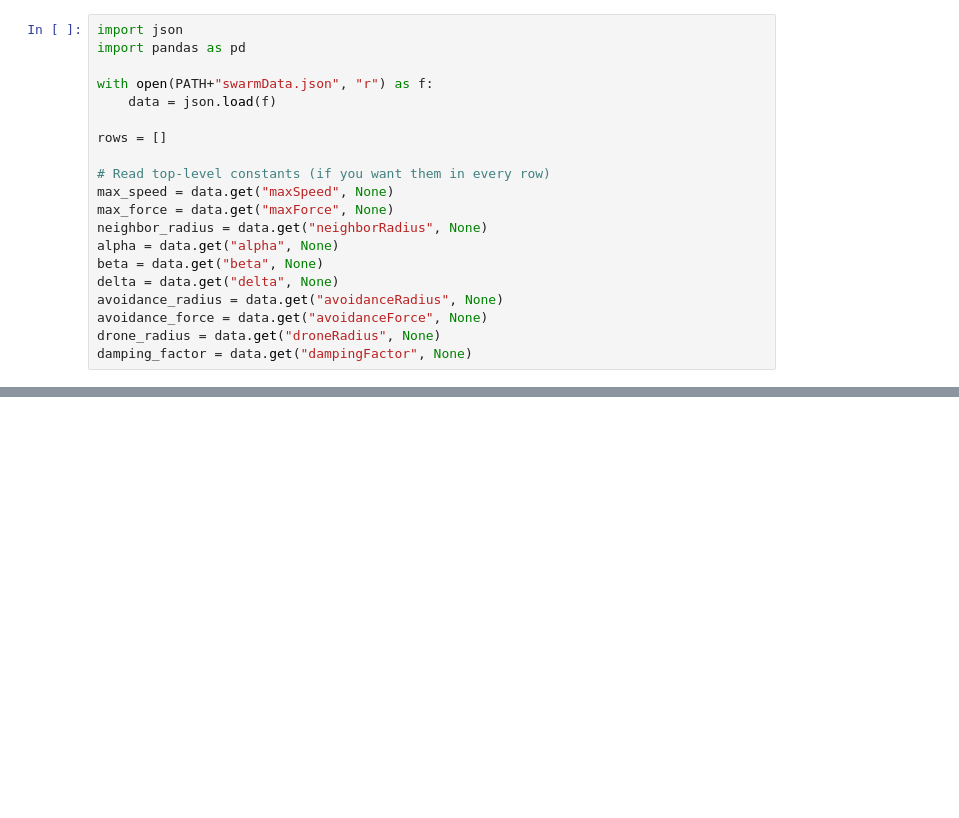
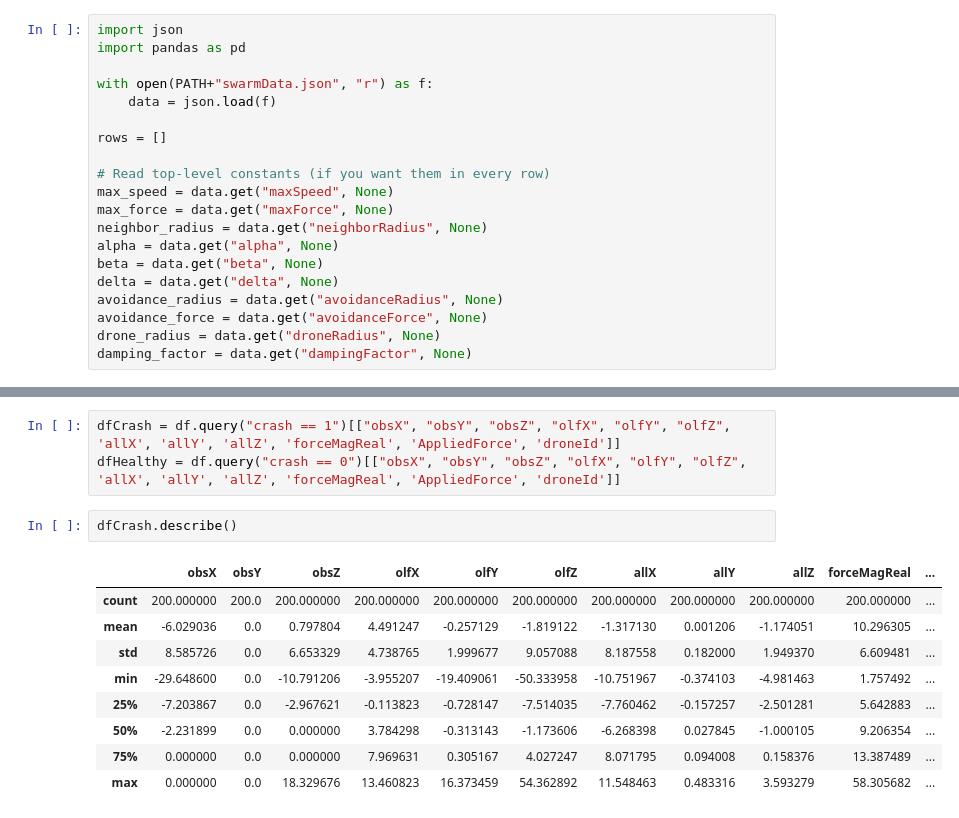
Before and after one commit to DariusGiannoli/DroneSwarmUnity, a Jupyter notebook: SoundMapping/SoundMappingUnity/trajectory.ipynb, the cells around one changed output, grey strips where cells are left out. Saved outputs shown, nothing was run; the diff lists cells and outputs as text; blank space fills up the shorter version.

```diff
--- a/SoundMapping/SoundMappingUnity/trajectory.ipynb
+++ b/SoundMapping/SoundMappingUnity/trajectory.ipynb
@@ -137,0 +148,15 @@ array([''], dtype=object)
+# %%
+dfCrash = df.query("crash == 1")[["obsX", "obsY", "obsZ", "olfX", "olfY", "olfZ", 'allX', 'allY', 'allZ', 'forceMagReal', 'AppliedForce', 'droneId']]
+dfHealthy = df.query("crash == 0")[["obsX", "obsY", "obsZ", "olfX", "olfY", "olfZ", 'allX', 'allY', 'allZ', 'forceMagReal', 'AppliedForce', 'droneId']]
+# %%
+dfCrash.describe()
+# %% [output]
+|  | obsX | obsY | obsZ | olfX | olfY | olfZ | allX | allY | allZ | forceMagReal | ... |
+| count | 200.000000 | 200.0 | 200.000000 | 200.000000 | 200.000000 | 200.000000 | 200.000000 | 200.000000 | 200.000000 | 200.000000 | ... |
+| mean | -6.029036 | 0.0 | 0.797804 | 4.491247 | -0.257129 | -1.819122 | -1.317130 | 0.001206 | -1.174051 | 10.296305 | ... |
+| std | 8.585726 | 0.0 | 6.653329 | 4.738765 | 1.999677 | 9.057088 | 8.187558 | 0.182000 | 1.949370 | 6.609481 | ... |
+| min | -29.648600 | 0.0 | -10.791206 | -3.955207 | -19.409061 | -50.333958 | -10.751967 | -0.374103 | -4.981463 | 1.757492 | ... |
+| 25% | -7.203867 | 0.0 | -2.967621 | -0.113823 | -0.728147 | -7.514035 | -7.760462 | -0.157257 | -2.501281 | 5.642883 | ... |
+| 50% | -2.231899 | 0.0 | 0.000000 | 3.784298 | -0.313143 | -1.173606 | -6.268398 | 0.027845 | -1.000105 | 9.206354 | ... |
+| 75% | 0.000000 | 0.0 | 0.000000 | 7.969631 | 0.305167 | 4.027247 | 8.071795 | 0.094008 | 0.158376 | 13.387489 | ... |
+| max | 0.000000 | 0.0 | 18.329676 | 13.460823 | 16.373459 | 54.362892 | 11.548463 | 0.483316 | 3.593279 | 58.305682 | ... |
```
Also changed, not shown: parts of 13 cells of this notebook, 18 other files.
